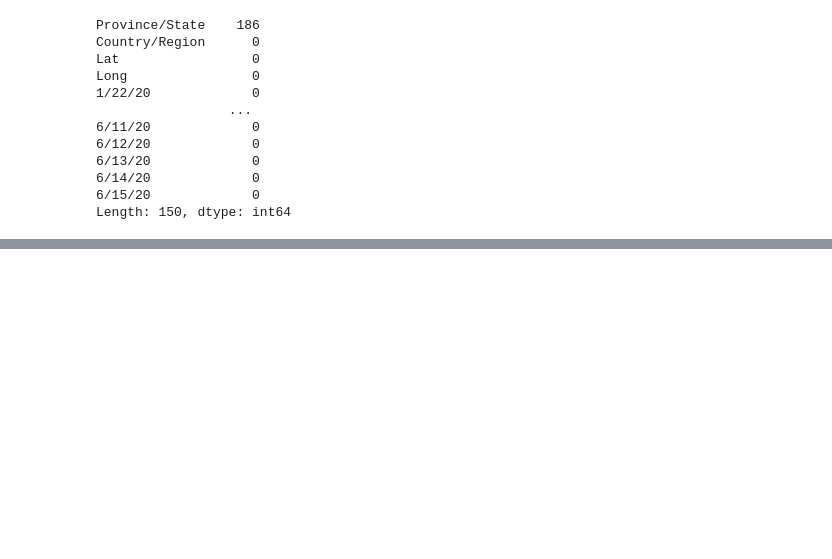
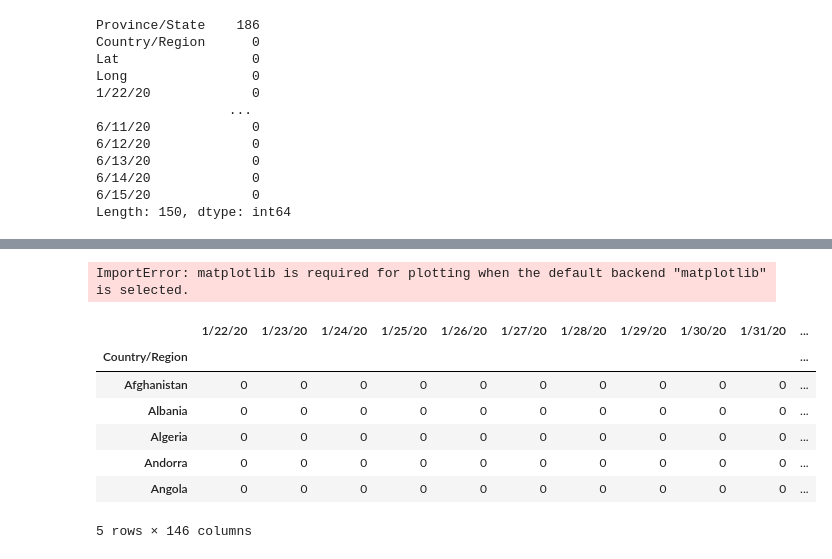
Before and after one commit to sevgicann/pythonfiles, a Jupyter notebook: exercise-3.ipynb, the cells around one changed output, grey strips where cells are left out. Cells and saved outputs as stored; diff of their text form; code cells hidden in the pictures; blank space fills up the shorter version.

```diff
--- a/exercise-3.ipynb
+++ b/exercise-3.ipynb
@@ -77,3 +208,6 @@ infected_data.size
+# %%
+df_infected=recovered_data.groupby('Country/Region').sum()
+df_deaths=deaths_data.groupby('Country/Region').sum()
 # %%
 infected_data["Country/Region"]
 # %% [output]
@@ -343,0 +483,19 @@ without_na=recovered_data.dropna() # Eksik değerleri içeren satırları kaldı
+# %%
+df_infected.loc['China'][2:].plot()
+
+#Sadece numerik data'da
+# %% [output]
+ImportError: matplotlib is required for plotting when the default backend "matplotlib" is selected.
+# %%
+df_infected.drop(columns=['Lat','Long','Province/State'],inplace=True)
+# %%
+df_infected.head()
+# %% [output]
+|  | 1/22/20 | 1/23/20 | 1/24/20 | 1/25/20 | 1/26/20 | 1/27/20 | 1/28/20 | 1/29/20 | 1/30/20 | 1/31/20 | ... |
+| Country/Region |  |  |  |  |  |  |  |  |  |  | ... |
+| Afghanistan | 0 | 0 | 0 | 0 | 0 | 0 | 0 | 0 | 0 | 0 | ... |
+| Albania | 0 | 0 | 0 | 0 | 0 | 0 | 0 | 0 | 0 | 0 | ... |
+| Algeria | 0 | 0 | 0 | 0 | 0 | 0 | 0 | 0 | 0 | 0 | ... |
+| Andorra | 0 | 0 | 0 | 0 | 0 | 0 | 0 | 0 | 0 | 0 | ... |
+| Angola | 0 | 0 | 0 | 0 | 0 | 0 | 0 | 0 | 0 | 0 | ... |
+5 rows × 146 columns
```
Also changed, not shown: parts of 41 cells of this notebook.
